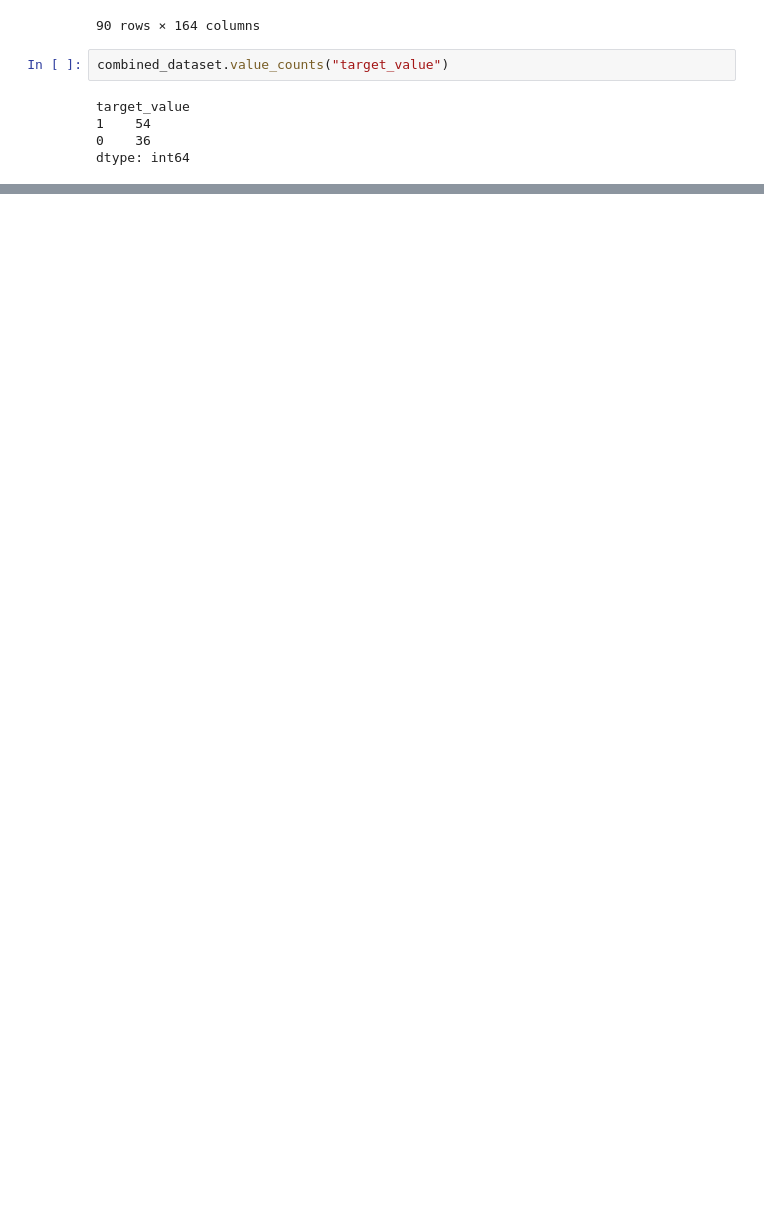
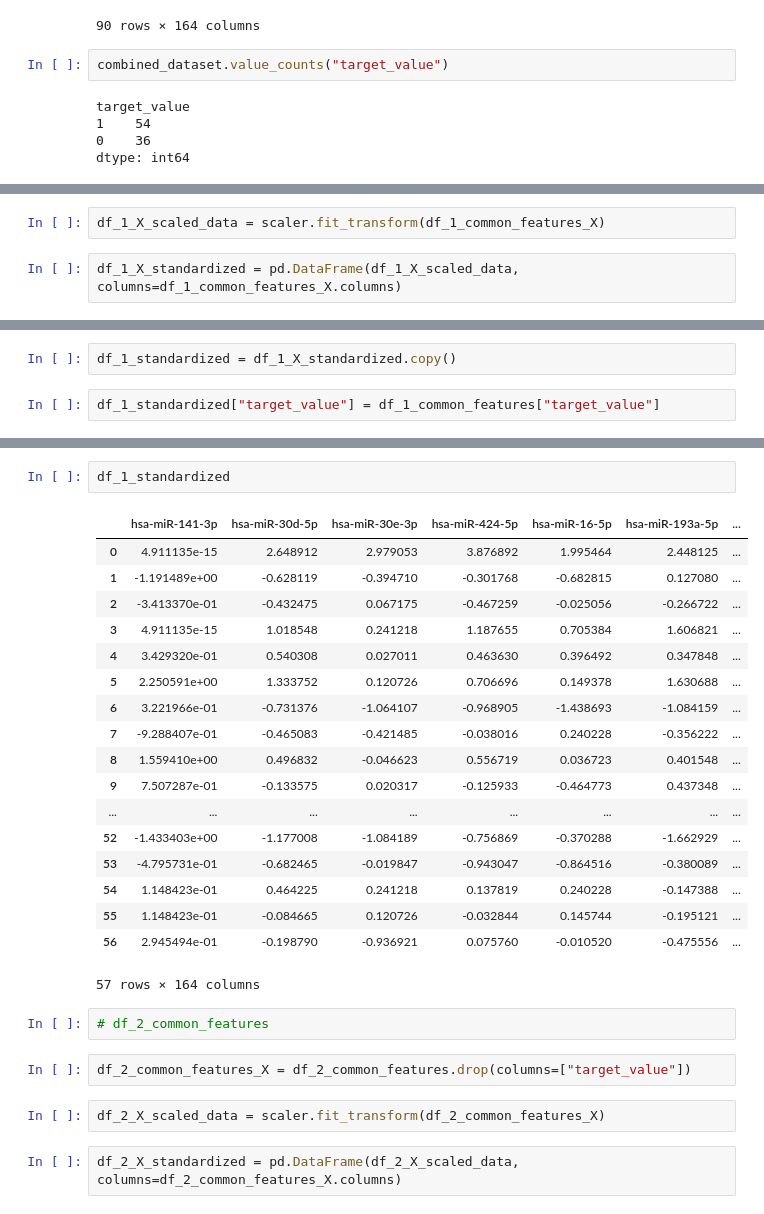
Before and after one commit to Sachira-Heshan/omic-data-and-machine-learning-in-the-identification-of-coronary-artery-disease, a Jupyter notebook: combine_datasets.ipynb, the cells around one changed output, grey strips where cells are left out. Saved outputs shown, nothing was run; the diff lists cells and outputs as text; blank space fills up the shorter version.

```diff
--- a/combine_datasets.ipynb
+++ b/combine_datasets.ipynb
@@ -257,0 +268,4 @@ dtype: int64
+# %%
+df_1_X_scaled_data = scaler.fit_transform(df_1_common_features_X)
+# %%
+df_1_X_standardized = pd.DataFrame(df_1_X_scaled_data, columns=df_1_common_features_X.columns)
@@ -257,0 +282,4 @@ dtype: int64
+# %%
+df_1_standardized = df_1_X_standardized.copy()
+# %%
+df_1_standardized["target_value"] = df_1_common_features["target_value"]
@@ -257,0 +296,29 @@ dtype: int64
+# %%
+df_1_standardized
+# %% [output]
+|  | hsa-miR-141-3p | hsa-miR-30d-5p | hsa-miR-30e-3p | hsa-miR-424-5p | hsa-miR-16-5p | hsa-miR-193a-5p | ... |
+| 0 | 4.911135e-15 | 2.648912 | 2.979053 | 3.876892 | 1.995464 | 2.448125 | ... |
+| 1 | -1.191489e+00 | -0.628119 | -0.394710 | -0.301768 | -0.682815 | 0.127080 | ... |
+| 2 | -3.413370e-01 | -0.432475 | 0.067175 | -0.467259 | -0.025056 | -0.266722 | ... |
+| 3 | 4.911135e-15 | 1.018548 | 0.241218 | 1.187655 | 0.705384 | 1.606821 | ... |
+| 4 | 3.429320e-01 | 0.540308 | 0.027011 | 0.463630 | 0.396492 | 0.347848 | ... |
+| 5 | 2.250591e+00 | 1.333752 | 0.120726 | 0.706696 | 0.149378 | 1.630688 | ... |
+| 6 | 3.221966e-01 | -0.731376 | -1.064107 | -0.968905 | -1.438693 | -1.084159 | ... |
+| 7 | -9.288407e-01 | -0.465083 | -0.421485 | -0.038016 | 0.240228 | -0.356222 | ... |
+| 8 | 1.559410e+00 | 0.496832 | -0.046623 | 0.556719 | 0.036723 | 0.401548 | ... |
+| 9 | 7.507287e-01 | -0.133575 | 0.020317 | -0.125933 | -0.464773 | 0.437348 | ... |
+| ... | ... | ... | ... | ... | ... | ... | ... |
+| 52 | -1.433403e+00 | -1.177008 | -1.084189 | -0.756869 | -0.370288 | -1.662929 | ... |
+| 53 | -4.795731e-01 | -0.682465 | -0.019847 | -0.943047 | -0.864516 | -0.380089 | ... |
+| 54 | 1.148423e-01 | 0.464225 | 0.241218 | 0.137819 | 0.240228 | -0.147388 | ... |
+| 55 | 1.148423e-01 | -0.084665 | 0.120726 | -0.032844 | 0.145744 | -0.195121 | ... |
+| 56 | 2.945494e-01 | -0.198790 | -0.936921 | 0.075760 | -0.010520 | -0.475556 | ... |
+57 rows × 164 columns
+# %%
+# df_2_common_features
+# %%
+df_2_common_features_X = df_2_common_features.drop(columns=["target_value"])
+# %%
+df_2_X_scaled_data = scaler.fit_transform(df_2_common_features_X)
+# %%
+df_2_X_standardized = pd.DataFrame(df_2_X_scaled_data, columns=df_2_common_features_X.columns)
```
Also changed, not shown: parts of 18 cells of this notebook.
